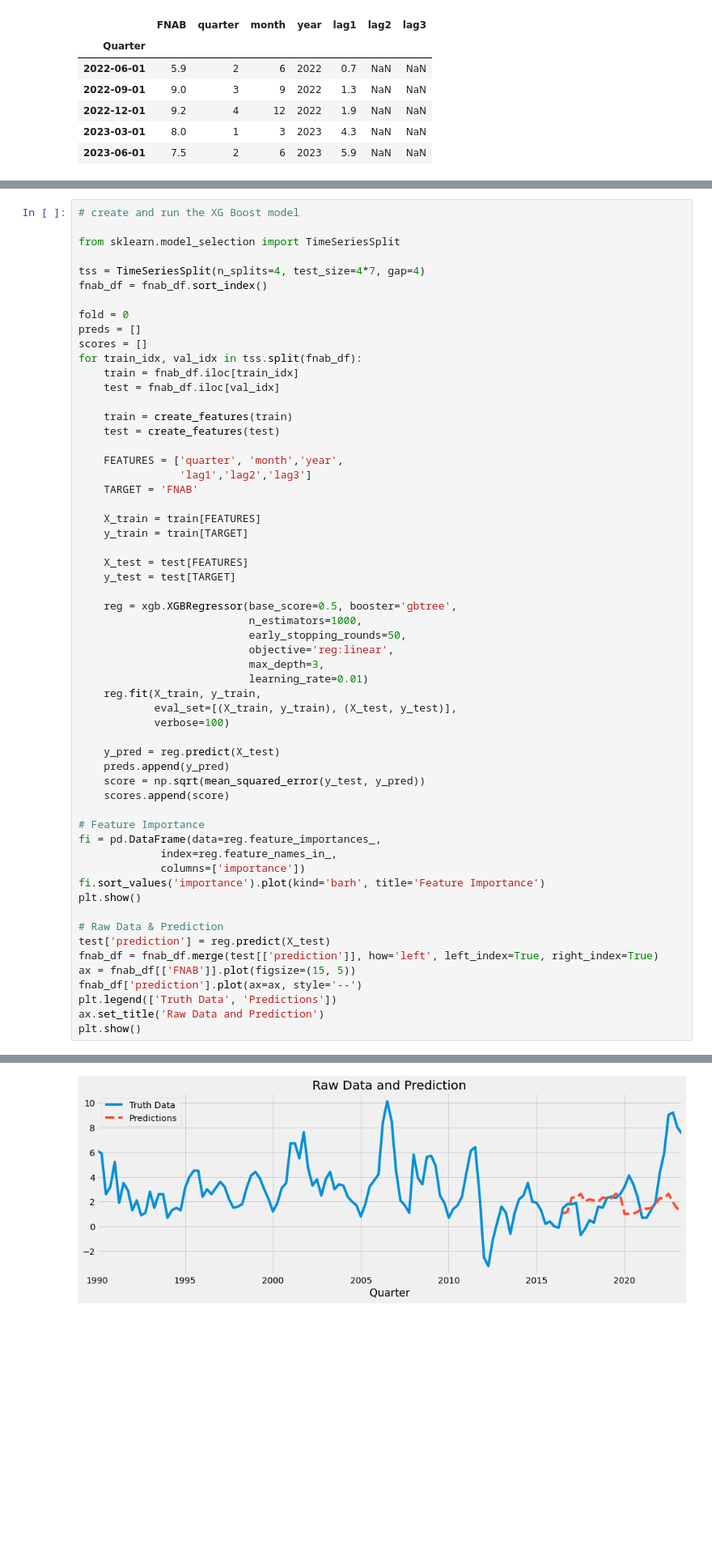
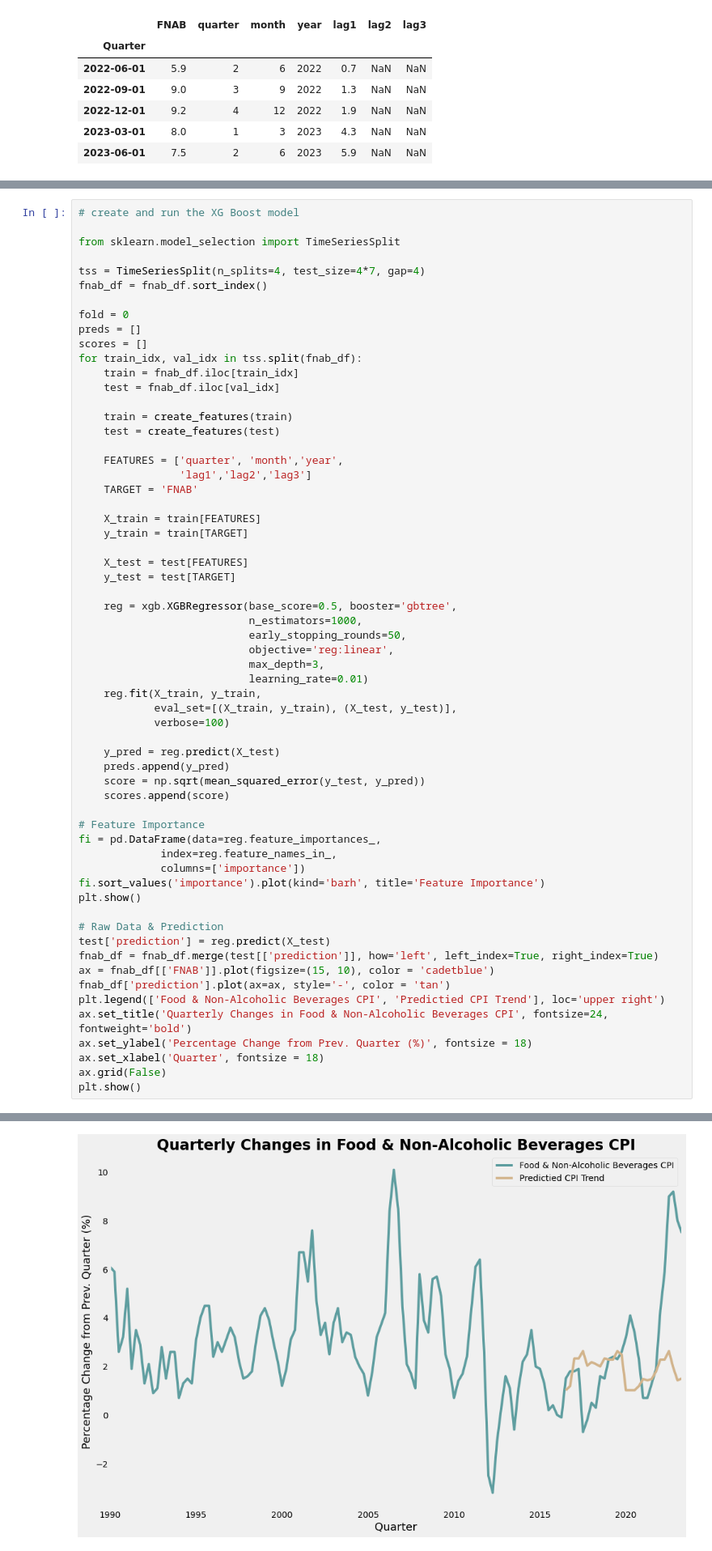
Before and after one commit to mlay0009/fit3164_ds16, a Jupyter notebook: Datasets/Clean Datasets/complex_forecasting.ipynb, the cells around one changed output, grey strips where cells are left out. Shown at 81% size. Drawn from its saved outputs; the diff is of its cells as text; blank space fills up the shorter version.

Commit message:
update to forecasting visualisations

```diff
--- a/Datasets/Clean Datasets/complex_forecasting.ipynb
+++ b/Datasets/Clean Datasets/complex_forecasting.ipynb
@@ -211,10 +212,13 @@ plt.show()
 # Raw Data & Prediction
 test['prediction'] = reg.predict(X_test)
 fnab_df = fnab_df.merge(test[['prediction']], how='left', left_index=True, right_index=True)
-ax = fnab_df[['FNAB']].plot(figsize=(15, 5))
-fnab_df['prediction'].plot(ax=ax, style='--')
-plt.legend(['Truth Data', 'Predictions'])
-ax.set_title('Raw Data and Prediction')
+ax = fnab_df[['FNAB']].plot(figsize=(15, 10), color = 'cadetblue')
+fnab_df['prediction'].plot(ax=ax, style='-', color = 'tan')
+plt.legend(['Food & Non-Alcoholic Beverages CPI', 'Predictied CPI Trend'], loc='upper right')
+ax.set_title('Quarterly Changes in Food & Non-Alcoholic Beverages CPI', fontsize=24, fontweight='bold')
+ax.set_ylabel('Percentage Change from Prev. Quarter (%)', fontsize = 18)
+ax.set_xlabel('Quarter', fontsize = 18)
+ax.grid(False)
 plt.show()
 # %% [output]
 [0]     validation_0-rmse:2.67294       validation_1-rmse:3.41879
@@ -239,5 +247,5 @@ plt.show()
 [figure]
-[figure, old version]
+[figure, new version]
 # %%
 # Look at fold scores
 print(f'Score across folds {np.mean(scores):0.4f}')
```
Also changed, not shown: parts of 15 cells of this notebook, 1 other file.
